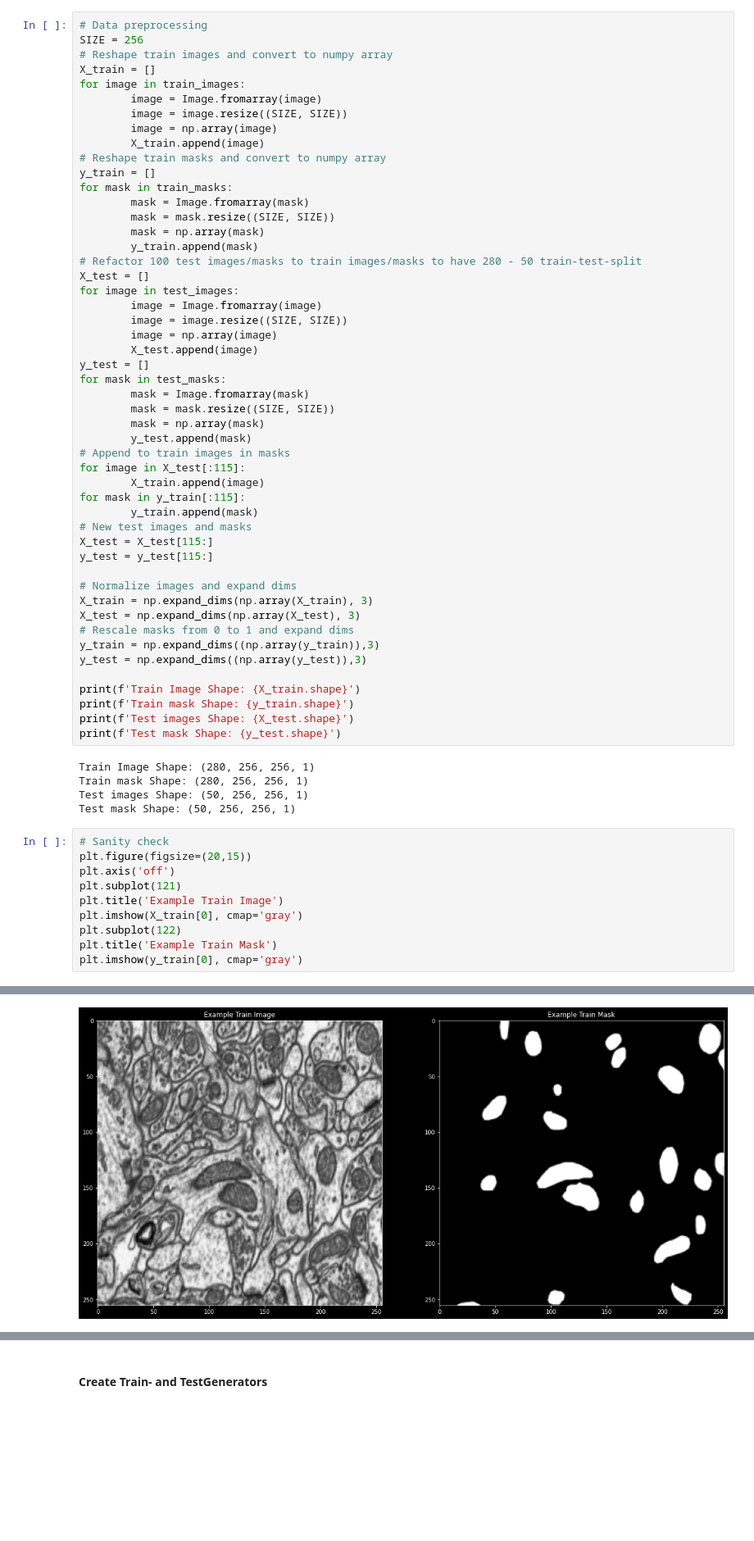
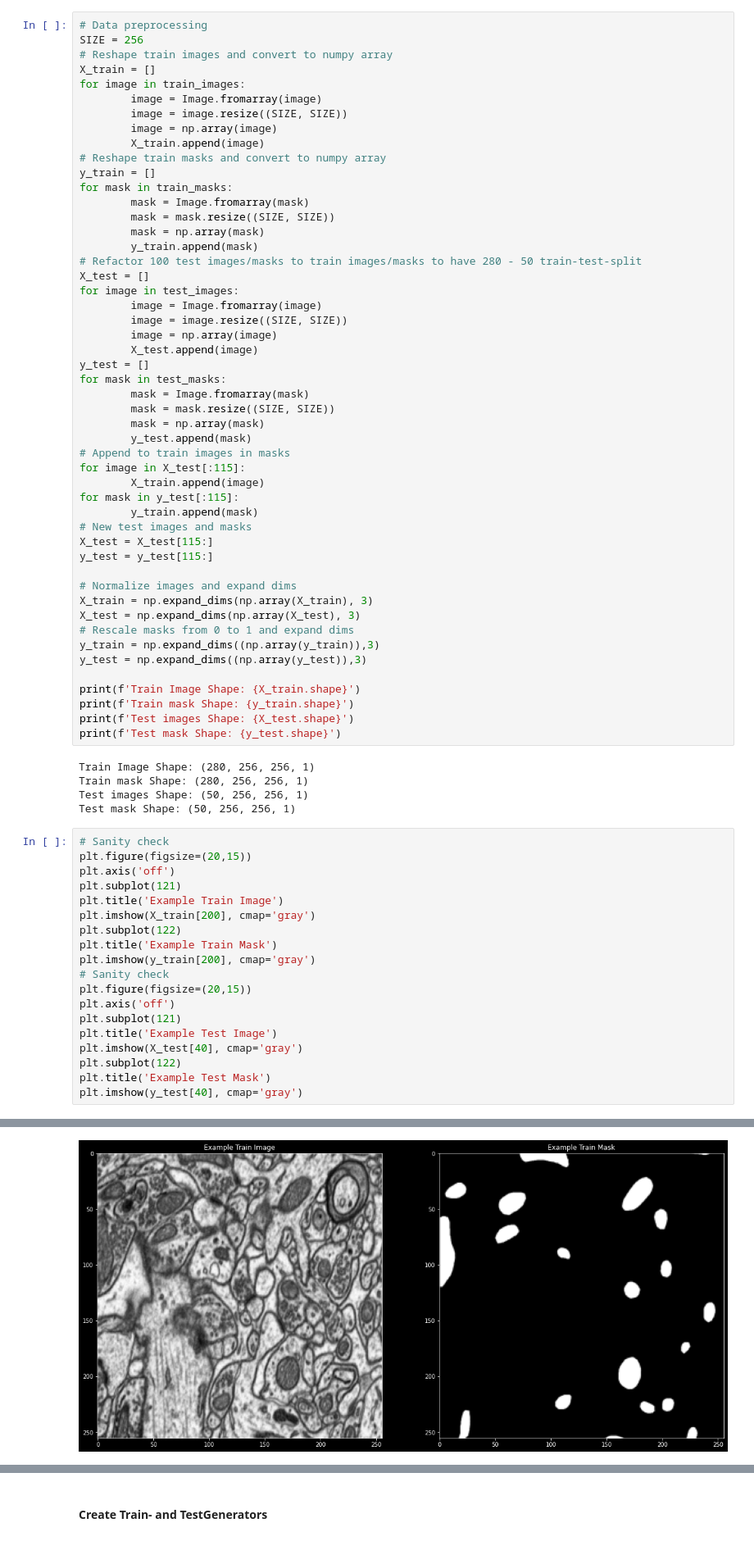
Before and after one commit to schmiff/UnetMitochondriaSegmentation, a Jupyter notebook: main.ipynb, the cells around one changed output, grey strips where cells are left out. Shown at 82% size. Cells and saved outputs as stored; diff of their text form; blank space fills up the shorter version.

```diff
--- a/main.ipynb
+++ b/main.ipynb
@@ -70,7 +68,7 @@ for mask in test_masks:
 # Append to train images in masks
 for image in X_test[:115]:
         X_train.append(image)
-for mask in y_train[:115]:
+for mask in y_test[:115]:
         y_train.append(mask)
 # New test images and masks
 X_test = X_test[115:]
@@ -95,13 +93,22 @@ Test mask Shape: (50, 256, 256, 1)
 # %%
 # Sanity check
 plt.figure(figsize=(20,15))
 plt.axis('off')
 plt.subplot(121)
 plt.title('Example Train Image')
-plt.imshow(X_train[0], cmap='gray')
+plt.imshow(X_train[200], cmap='gray')
 plt.subplot(122)
 plt.title('Example Train Mask')
-plt.imshow(y_train[0], cmap='gray')
+plt.imshow(y_train[200], cmap='gray')
+# Sanity check
+plt.figure(figsize=(20,15))
+plt.axis('off')
+plt.subplot(121)
+plt.title('Example Test Image')
+plt.imshow(X_test[40], cmap='gray')
+plt.subplot(122)
+plt.title('Example Test Mask')
+plt.imshow(y_test[40], cmap='gray')
 # %% [output]
 <matplotlib.image.AxesImage at 0x...>
-[figure, old version]
+[figure, new version]
```
Also changed, not shown: parts of 5 cells of this notebook, 1 other file.
